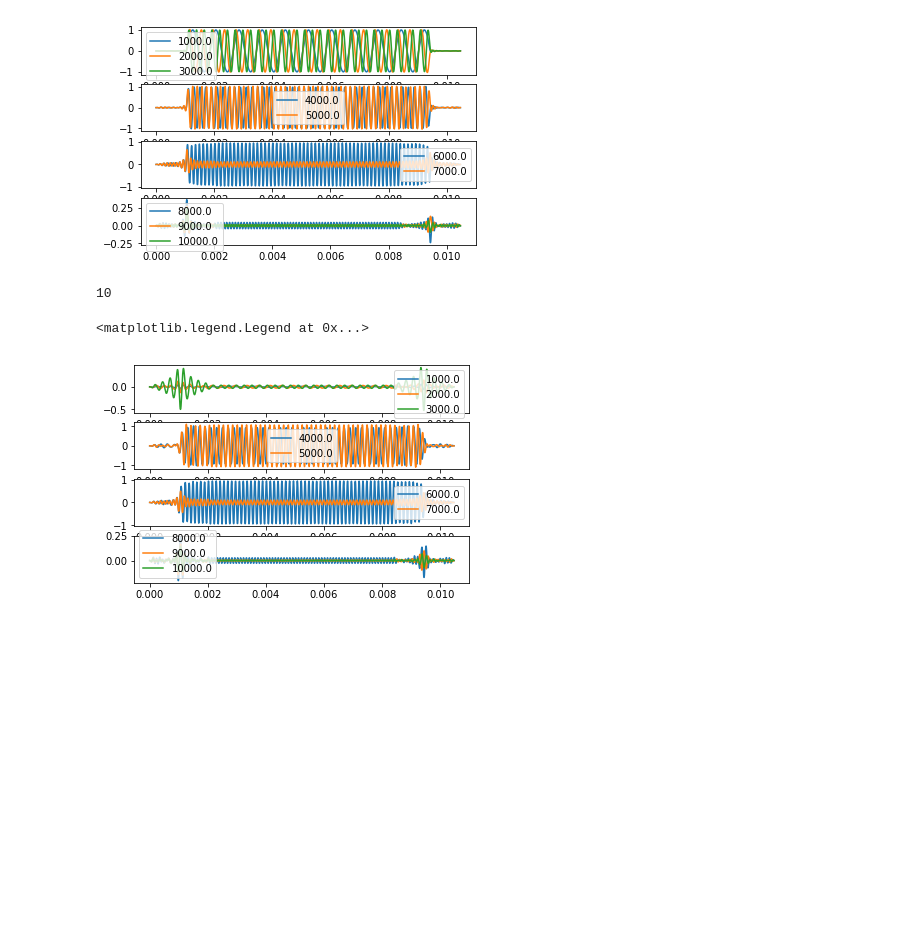
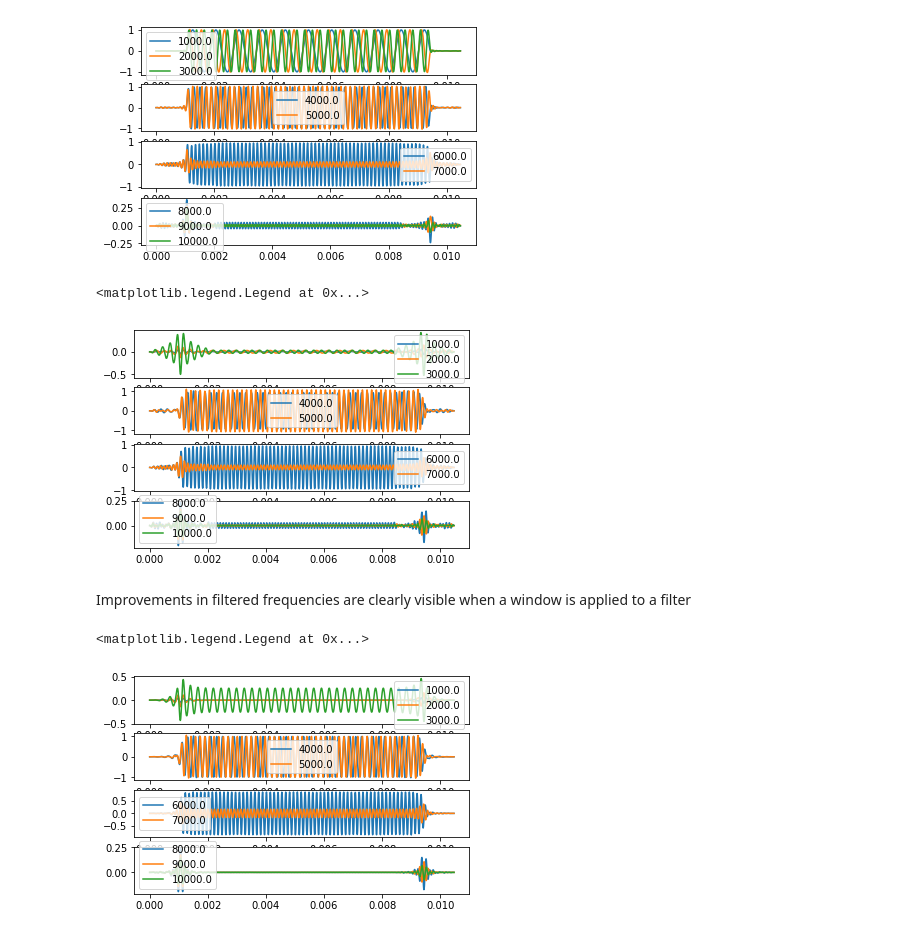
Before and after one commit to LemurPwned/DSP, a Jupyter notebook: FIR.ipynb, the cells around one changed output. Drawn from its saved outputs; the diff is of its cells as text; code cells hidden in the pictures; blank space fills up the shorter version.

```diff
--- a/FIR.ipynb
+++ b/FIR.ipynb
@@ -26,12 +26,13 @@ print(fc, fs)
 fc_ = fc/fs
 N = 255
 M = (N-1)/2
-h = [2*fc_*np.sin(2*np.pi*fc_*n)/(2*np.pi*fc_*n) if n!=0 else 2*fc_ for n in np.arange(-M, M)]
+h = [2*fc_*np.sin(2*np.pi*fc_*n)/(2*np.pi*fc_*n) if n!=0
+     else 2*fc_ for n in np.arange(-M, M)]
 n_range = [n for n in np.arange(-M, M)]
 plt.plot(n_range, h)
-plt.title("Filter coeffiecents")
+plt.title("Filter coefficients")
 plt.grid()
-np.sum(h)
+np.sum(h) #sum should be around 1 for lowpass filter
 # %% [output]
 2000.0 100000.0
 1.0389044198118977
@@ -115,7 +116,8 @@ def odd_HPF(fc, fs, N):
     print("Cutoff freq. {} \nSampling freq. {}".format(fc, fs))
     fc_ = fc/fs
     M = (N-1)/2
-    h = [-2*fc_*np.sin(2*np.pi*fc_*n)/(2*np.pi*fc_*n) if n!=0 else 1-2*fc_ for n in np.arange(-M, M)]
+    h = [-2*fc_*np.sin(2*np.pi*fc_*n)/(2*np.pi*fc_*n) if n!=0
+         else 1-2*fc_ for n in np.arange(-M, M)]
     n_range = [n for n in np.arange(-M, M)]
     return h, n_range
 hh, n_range = odd_HPF(5e3, 10e4, 255)
@@ -153,7 +155,8 @@ def odd_LPF(fc, fs, N):
     print("Cutoff frq. {} \nSampling freq. {}".format(fc, fs))
     fc_ = fc/fs
     M = (N-1)/2
-    h = [2*fc_*np.sin(2*np.pi*fc_*n)/(2*np.pi*fc_*n) if n!=0 else 2*fc_ for n in np.arange(-M, M)]
+    h = [2*fc_*np.sin(2*np.pi*fc_*n)/(2*np.pi*fc_*n) if n!=0
+         else 2*fc_ for n in np.arange(-M, M)]
     n_range = [n for n in np.arange(-M, M)]
     return h, n_range
 h1, _ = odd_LPF(2e3, 10e4, 255) #LPF with 2kHz cutoff frequency
@@ -305,7 +328,6 @@ scale = 300
 t = np.linspace(0, np.pi/scale, 1000)
 signals = [np.sin(2*np.pi*f_b*1e3*t) for f_b in range(1,11)]
 filtered_signals = [np.convolve(signal, np.real(h12)) for signal in signals]
-print(len(filtered_signals))
 t_f = np.linspace(0, np.pi/scale, len(filtered_signals[0]))
 
 plt.subplot(4,1,1)
@@ -325,6 +347,34 @@ for filtered_signal in filtered_signals[7:]:
     plt.plot(t_f, filtered_signal)
 plt.legend([f_b*1e3 for f_b in range(8,11) ])
 # %% [output]
-10
+<matplotlib.legend.Legend at 0x...>
-<matplotlib.legend.Legend at 0x...>
 [figure]
+# %% [markdown]
+Improvements in filtered frequencies are clearly visible when a window is applied to a filter
+# %%
+h12 = h12*np.hamming(len(h12))
+scale = 300
+t = np.linspace(0, np.pi/scale, 1000)
+signals = [np.sin(2*np.pi*f_b*1e3*t) for f_b in range(1,11)]
+filtered_signals = [np.convolve(signal, np.real(h12)) for signal in signals]
+t_f = np.linspace(0, np.pi/scale, len(filtered_signals[0]))
+
+plt.subplot(4,1,1)
+for filtered_signal in filtered_signals[0:3]:
+    plt.plot(t_f, filtered_signal)
+plt.legend([f_b*1e3 for f_b in range(1,4) ])
+plt.subplot(4,1,2)
+for filtered_signal in filtered_signals[3:5]:
+    plt.plot(t_f, filtered_signal)
+plt.legend([f_b*1e3 for f_b in range(4,6) ])
+plt.subplot(4,1,3)
+for filtered_signal in filtered_signals[5:7]:
+    plt.plot(t_f, filtered_signal)
+plt.legend([f_b*1e3 for f_b in range(6,8) ])
+plt.subplot(4,1,4)
+for filtered_signal in filtered_signals[7:]:
+    plt.plot(t_f, filtered_signal)
+plt.legend([f_b*1e3 for f_b in range(8,11) ])
+# %% [output]
+<matplotlib.legend.Legend at 0x...>
+[figure, added]
```
Also changed, not shown: parts of 7 cells of this notebook.
